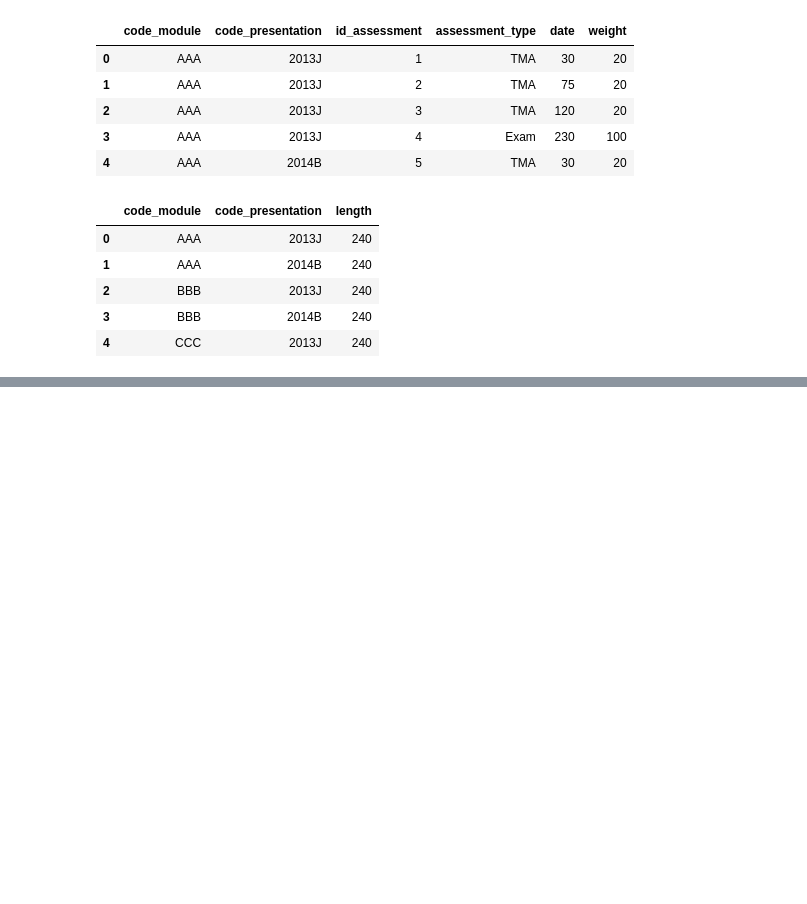
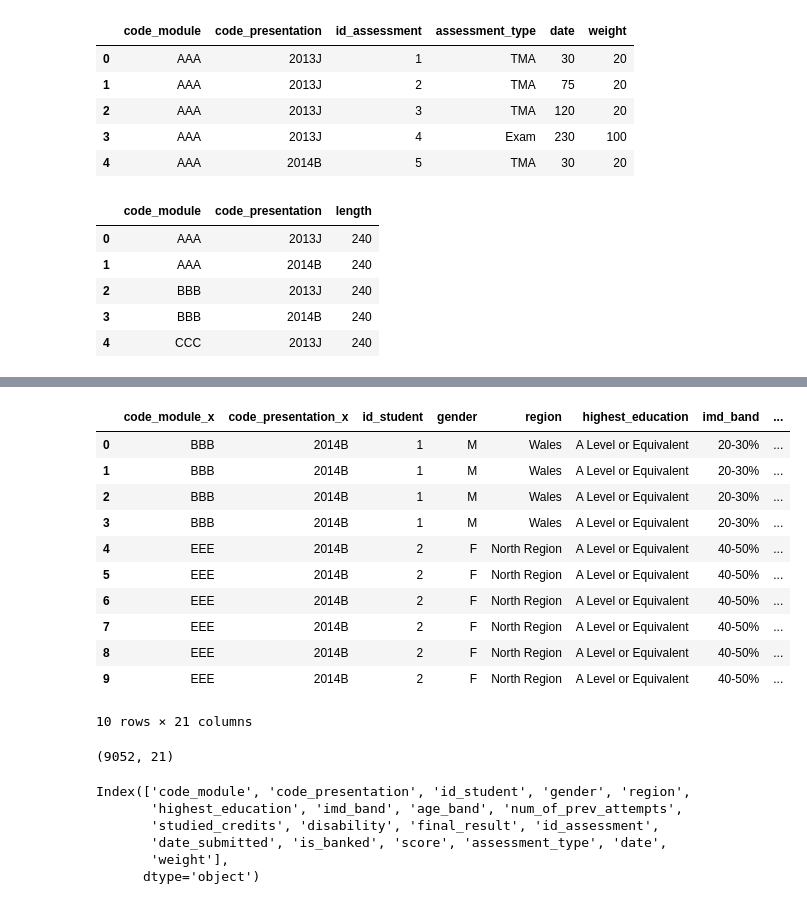
Before and after one commit to AndaniAfrica/data_science_assesment, a Jupyter notebook: assessment_notebook.ipynb, the cells around one changed output, grey strips where cells are left out. Saved outputs shown, nothing was run; the diff lists cells and outputs as text; code cells hidden in the pictures; blank space fills up the shorter version.

```diff
--- a/assessment_notebook.ipynb
+++ b/assessment_notebook.ipynb
@@ -48,0 +117,21 @@ dataframes['courses'].head()
+# %%
+df = df.merge(dataframes['assessments'], on = 'id_assessment', how = 'left')
+# %%
+df.head(10)
+# %% [output]
+|  | code_module_x | code_presentation_x | id_student | gender | region | highest_education | imd_band | ... |
+| 0 | BBB | 2014B | 1 | M | Wales | A Level or Equivalent | 20-30% | ... |
+| 1 | BBB | 2014B | 1 | M | Wales | A Level or Equivalent | 20-30% | ... |
+| 2 | BBB | 2014B | 1 | M | Wales | A Level or Equivalent | 20-30% | ... |
+| 3 | BBB | 2014B | 1 | M | Wales | A Level or Equivalent | 20-30% | ... |
+| 4 | EEE | 2014B | 2 | F | North Region | A Level or Equivalent | 40-50% | ... |
+| 5 | EEE | 2014B | 2 | F | North Region | A Level or Equivalent | 40-50% | ... |
+| 6 | EEE | 2014B | 2 | F | North Region | A Level or Equivalent | 40-50% | ... |
+| 7 | EEE | 2014B | 2 | F | North Region | A Level or Equivalent | 40-50% | ... |
+| 8 | EEE | 2014B | 2 | F | North Region | A Level or Equivalent | 40-50% | ... |
+| 9 | EEE | 2014B | 2 | F | North Region | A Level or Equivalent | 40-50% | ... |
+10 rows × 21 columns
+# %%
+print(df.shape)
+# %% [output]
+(9052, 21)
@@ -48,0 +140,10 @@ dataframes['courses'].head()
+# %%
+df.columns = df.columns.str.replace('_x', '')
+df.columns
+# %% [output]
+Index(['code_module', 'code_presentation', 'id_student', 'gender', 'region',
+       'highest_education', 'imd_band', 'age_band', 'num_of_prev_attempts',
+       'studied_credits', 'disability', 'final_result', 'id_assessment',
+       'date_submitted', 'is_banked', 'score', 'assessment_type', 'date',
+       'weight'],
+      dtype='object')
```
Also changed, not shown: parts of 16 cells of this notebook.
